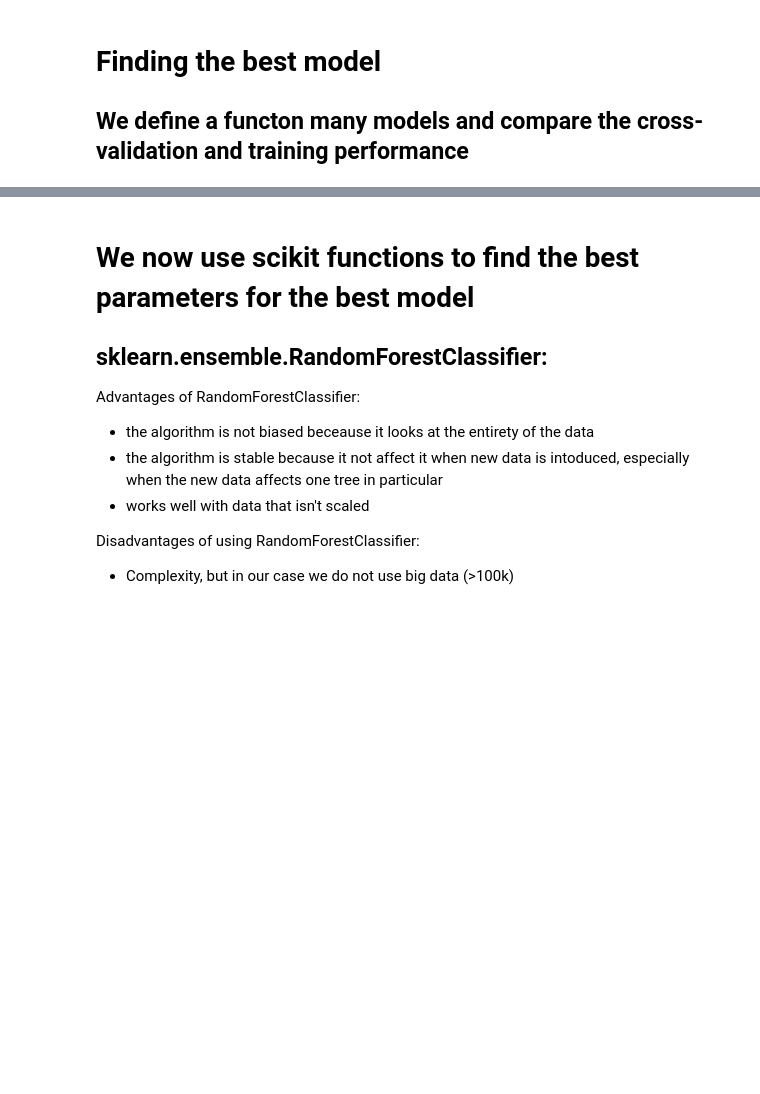
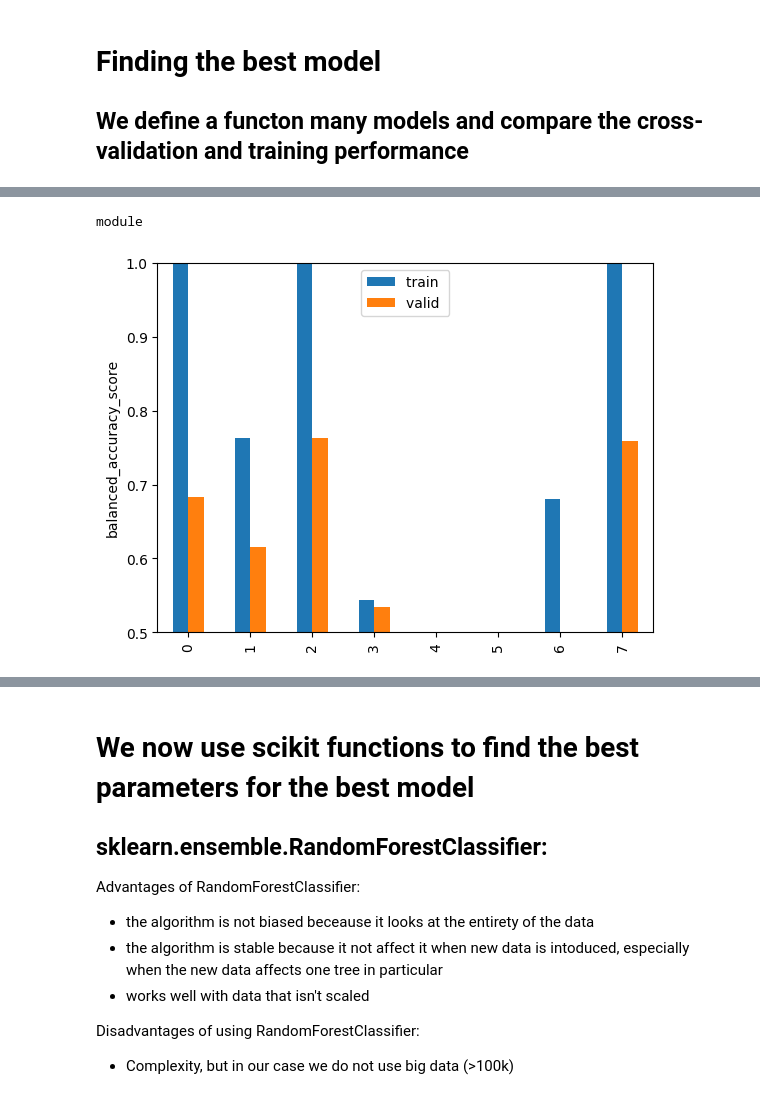
Before and after one commit to adblackx/PLANKTON, a Jupyter notebook: starting_kit/README_MODEL.ipynb, the cells around one changed output, grey strips where cells are left out. Drawn from its saved outputs; the diff is of its cells as text; code cells hidden in the pictures; blank space fills up the shorter version.

```diff
--- a/starting_kit/README_MODEL.ipynb
+++ b/starting_kit/README_MODEL.ipynb
@@ -573,0 +587,11 @@ frame
+# %%
+from sklearn.metrics import balanced_accuracy_score as sklearn_metric
+
+frame[['train ', 'valid ']].plot.bar()
+plt.ylim(0.5, 1)
+plt.ylabel(sklearn_metric.__name__)
+
+type(plt)
+# %% [output]
+module
+[figure, added]
```
Also changed, not shown: parts of 35 cells of this notebook.
